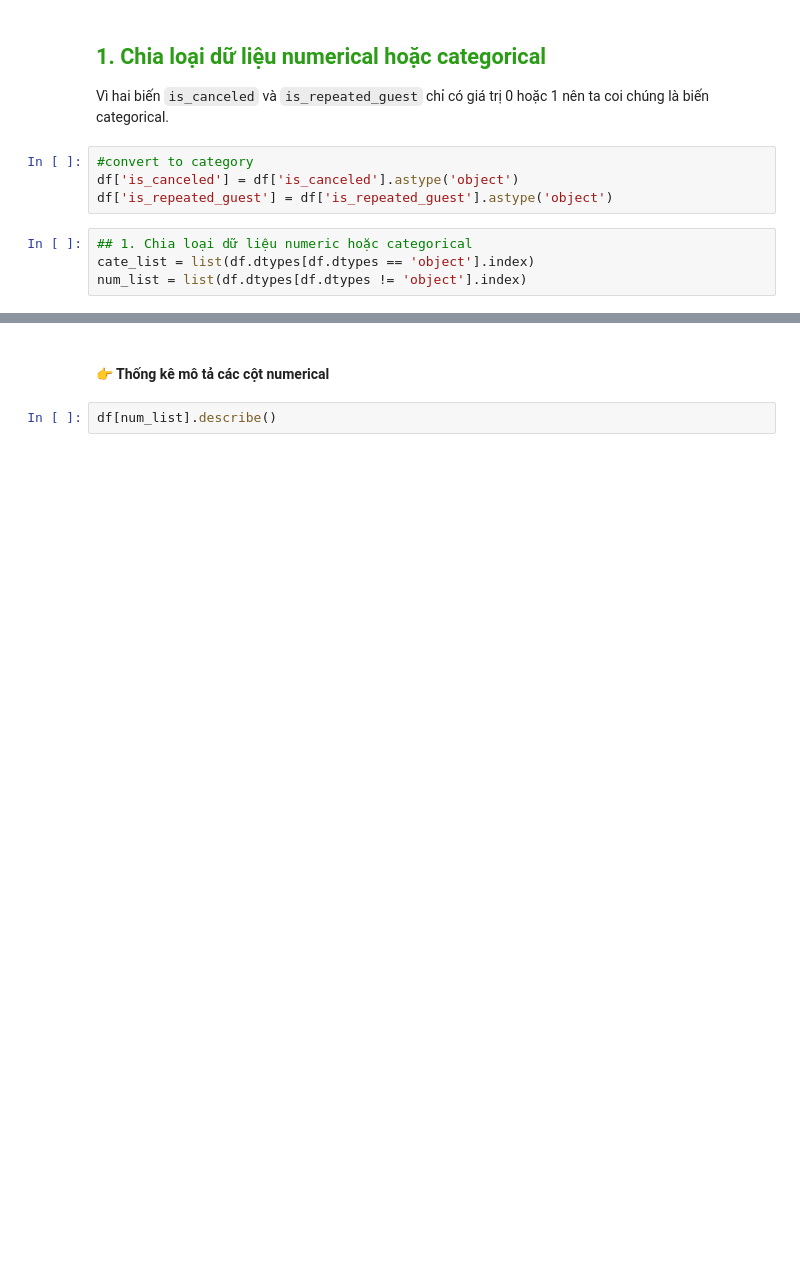
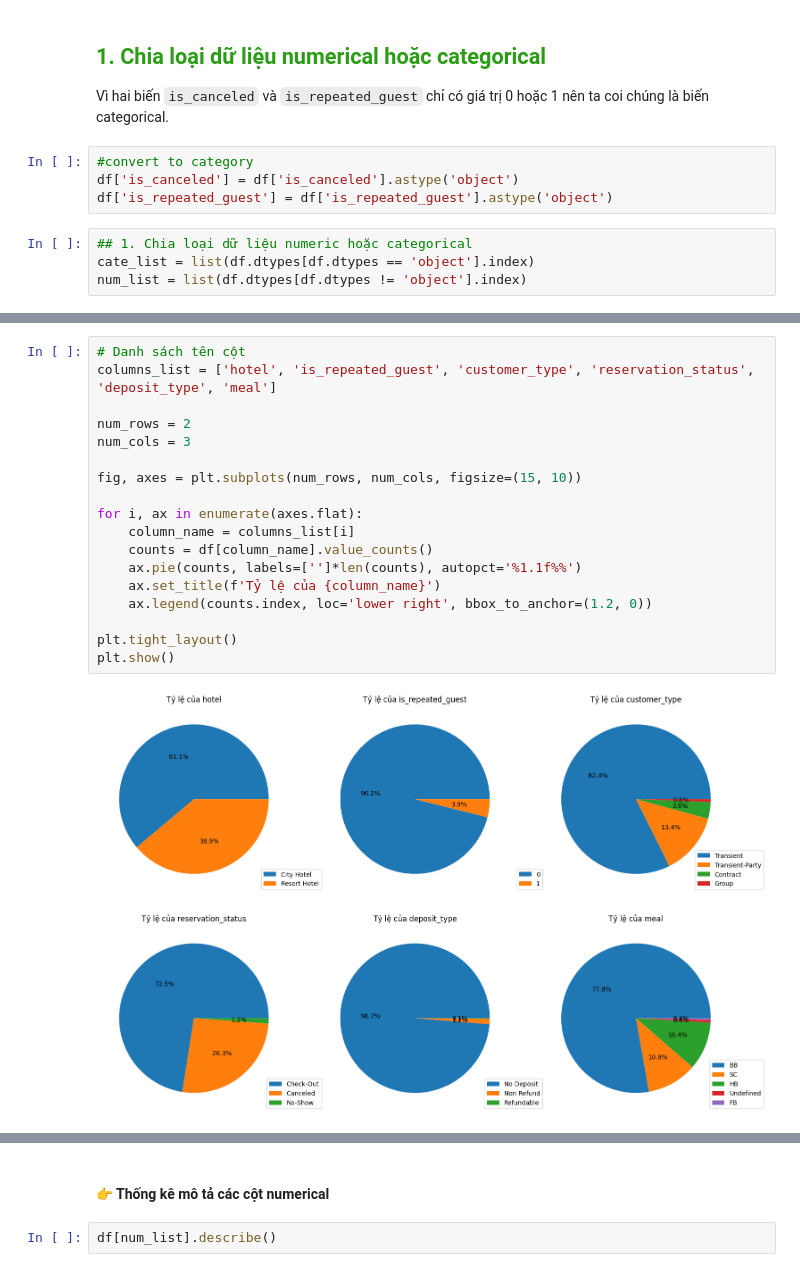
Before and after one commit to duongtruongbinh/Data-Visualization-Labs, a Jupyter notebook: Project/Project.ipynb, the cells around one changed output, grey strips where cells are left out. Saved outputs shown, nothing was run; the diff lists cells and outputs as text; blank space fills up the shorter version.

Commit message:
Pie chart for EDA 1D

```diff
--- a/Project/Project.ipynb
+++ b/Project/Project.ipynb
@@ -234,0 +294,20 @@ num_list = list(df.dtypes[df.dtypes != 'object'].index)
+# %%
+# Danh sách tên cột
+columns_list = ['hotel', 'is_repeated_guest', 'customer_type', 'reservation_status', 'deposit_type', 'meal']
+
+num_rows = 2
+num_cols = 3
+
+fig, axes = plt.subplots(num_rows, num_cols, figsize=(15, 10))
+
+for i, ax in enumerate(axes.flat):
+    column_name = columns_list[i]
+    counts = df[column_name].value_counts()
+    ax.pie(counts, labels=['']*len(counts), autopct='%1.1f%%')
+    ax.set_title(f'Tỷ lệ của {column_name}')
+    ax.legend(counts.index, loc='lower right', bbox_to_anchor=(1.2, 0))
+
+plt.tight_layout()
+plt.show()
+# %% [output]
+[figure, added]
```
Also changed, not shown: parts of 17 cells of this notebook.
